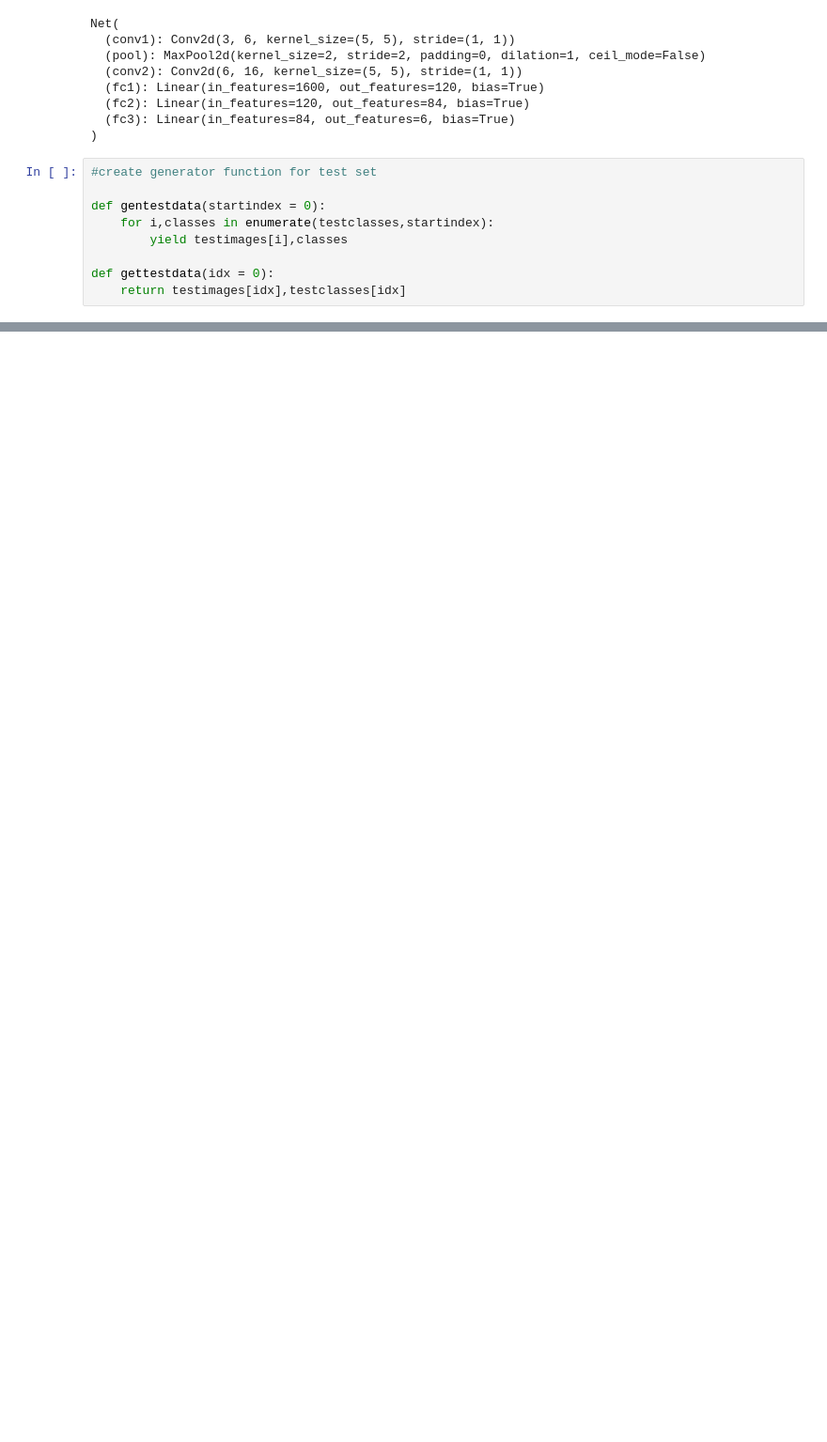
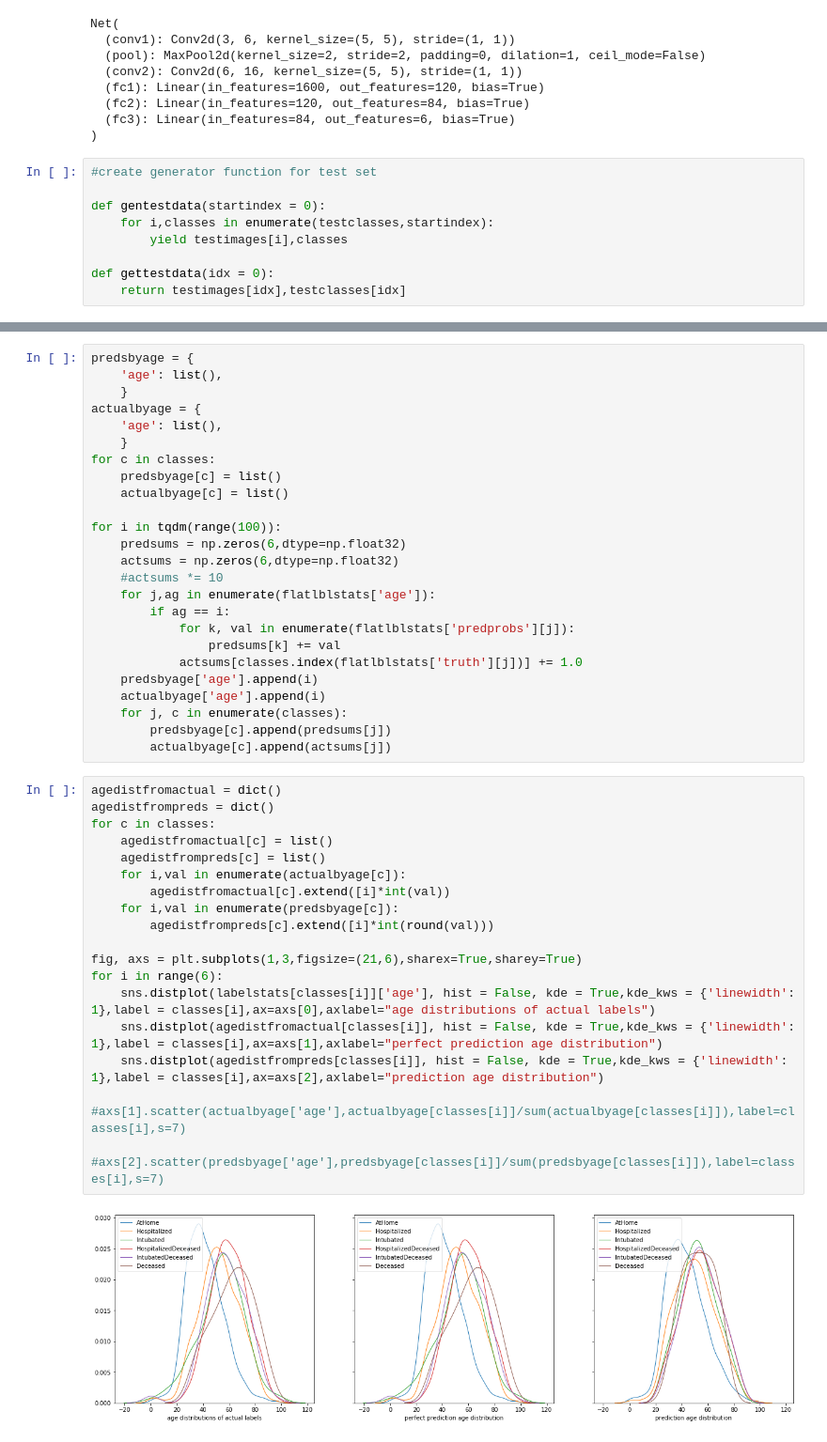
Before and after one commit to shartzog/CovidCNN, a Jupyter notebook: CovidCNNPipeline_v1.ipynb, the cells around one changed output, grey strips where cells are left out. Shown at 94% size. Saved outputs shown, nothing was run; the diff lists cells and outputs as text; blank space fills up the shorter version.

```diff
--- a/CovidCNNPipeline_v1.ipynb
+++ b/CovidCNNPipeline_v1.ipynb
@@ -323,0 +382,45 @@ Accuracy of Deceased :  0 %
+# %%
+predsbyage = {
+    'age': list(),
+    }
+actualbyage = {
+    'age': list(),
+    }
+for c in classes:
+    predsbyage[c] = list()
+    actualbyage[c] = list()
+
+for i in tqdm(range(100)):
+    predsums = np.zeros(6,dtype=np.float32)
+    actsums = np.zeros(6,dtype=np.float32)
+    #actsums *= 10
+    for j,ag in enumerate(flatlblstats['age']):
+        if ag == i:
+            for k, val in enumerate(flatlblstats['predprobs'][j]):
+                predsums[k] += val
+            actsums[classes.index(flatlblstats['truth'][j])] += 1.0
+    predsbyage['age'].append(i)
+    actualbyage['age'].append(i)
+    for j, c in enumerate(classes):
+        predsbyage[c].append(predsums[j])
+        actualbyage[c].append(actsums[j])
+# %%
+agedistfromactual = dict()
+agedistfrompreds = dict()
+for c in classes:
+    agedistfromactual[c] = list()
+    agedistfrompreds[c] = list()
+    for i,val in enumerate(actualbyage[c]):
+        agedistfromactual[c].extend([i]*int(val))
+    for i,val in enumerate(predsbyage[c]):
+        agedistfrompreds[c].extend([i]*int(round(val)))
+
+fig, axs = plt.subplots(1,3,figsize=(21,6),sharex=True,sharey=True)
+for i in range(6):
+    sns.distplot(labelstats[classes[i]]['age'], hist = False, kde = True,kde_kws = {'linewidth': 1},label = classes[i],ax=axs[0],axlabel="age distributions of actual labels")
+    sns.distplot(agedistfromactual[classes[i]], hist = False, kde = True,kde_kws = {'linewidth': 1},label = classes[i],ax=axs[1],axlabel="perfect prediction age distribution")
+    sns.distplot(agedistfrompreds[classes[i]], hist = False, kde = True,kde_kws = {'linewidth': 1},label = classes[i],ax=axs[2],axlabel="prediction age distribution")
+    #axs[1].scatter(actualbyage['age'],actualbyage[classes[i]]/sum(actualbyage[classes[i]]),label=classes[i],s=7)
+    #axs[2].scatter(predsbyage['age'],predsbyage[classes[i]]/sum(predsbyage[classes[i]]),label=classes[i],s=7)
+# %% [output]
+[figure, added]
```
Also changed, not shown: parts of 13 cells of this notebook.
